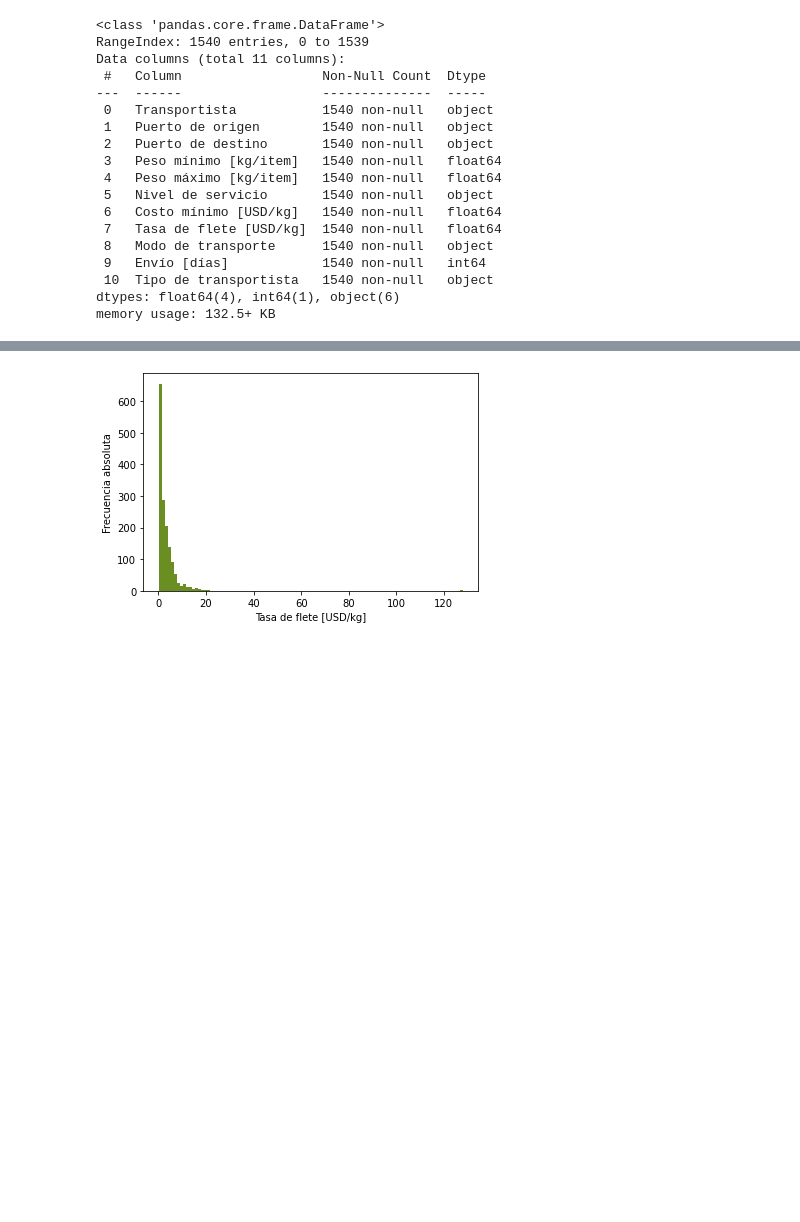
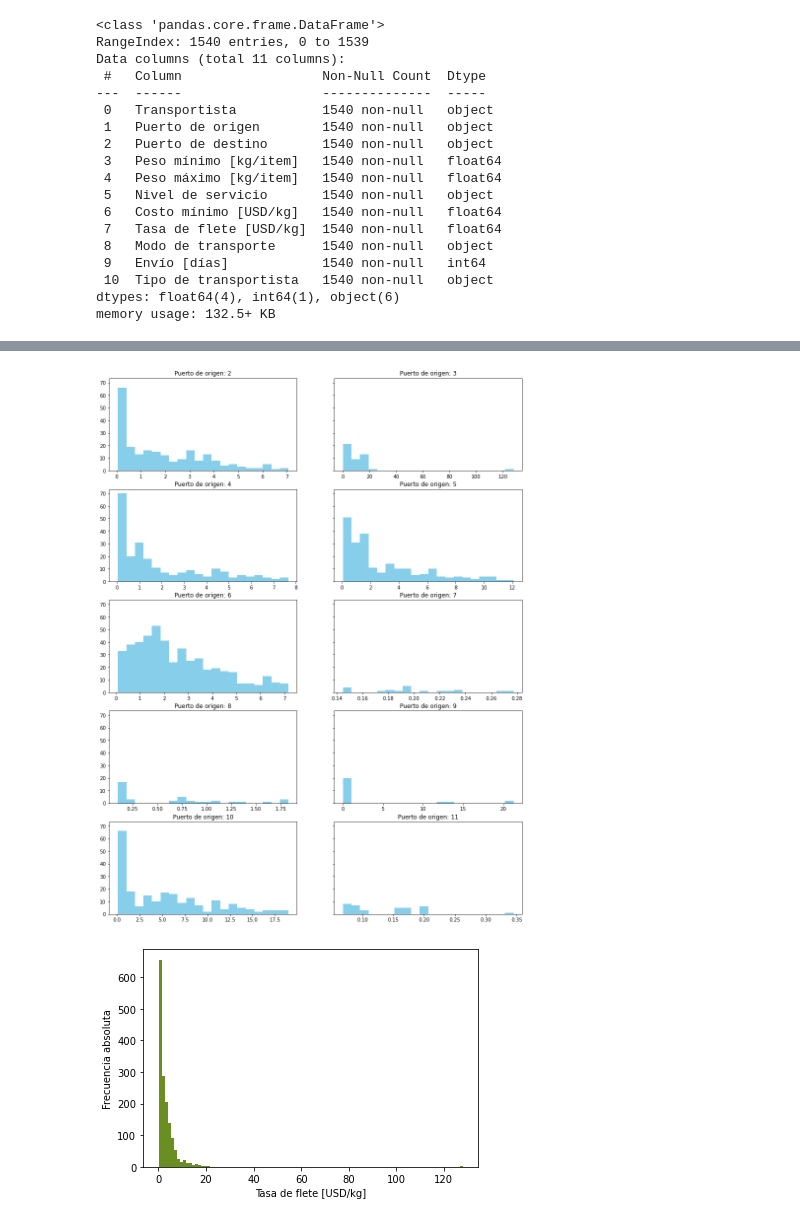
Before and after one commit to hernanrodri/Supply-Chain-Analytics, a Jupyter notebook: Supply Chain Analysis.ipynb, the cells around one changed output, grey strips where cells are left out. Cells and saved outputs as stored; diff of their text form; code cells hidden in the pictures; blank space fills up the shorter version.

```diff
--- a/Supply Chain Analysis.ipynb
+++ b/Supply Chain Analysis.ipynb
@@ -239,3 +240,18 @@ fletes_agrup
+# %%
+nrows = 5
+ncols = 2
+
+puerto_origen = fletes_agrup.index.levels[0].values
+puerto_origen = puerto_origen[: nrows*ncols].reshape(nrows, ncols)
+
+fig, ax = plt.subplots(nrows, ncols, figsize = (15, 20), sharey = True)
+for i in range(nrows):
+    for j in range(ncols):
+        mask = fletes["Puerto de origen"] == puerto_origen[i, j]
+        ax[i, j].set_title("Puerto de origen: {}".format(puerto_origen[i, j]))
+        ax[i, j].hist(fletes.loc[mask, "Tasa de flete [USD/kg]"], bins = 20, color = "skyblue");
+# %% [output]
+[figure, added]
 # %%
 #Al ser la Tasa de Flete una variable continua se podría implementar una tabla con pd.cut
 # %%
```
Also changed, not shown: parts of 9 cells of this notebook.
